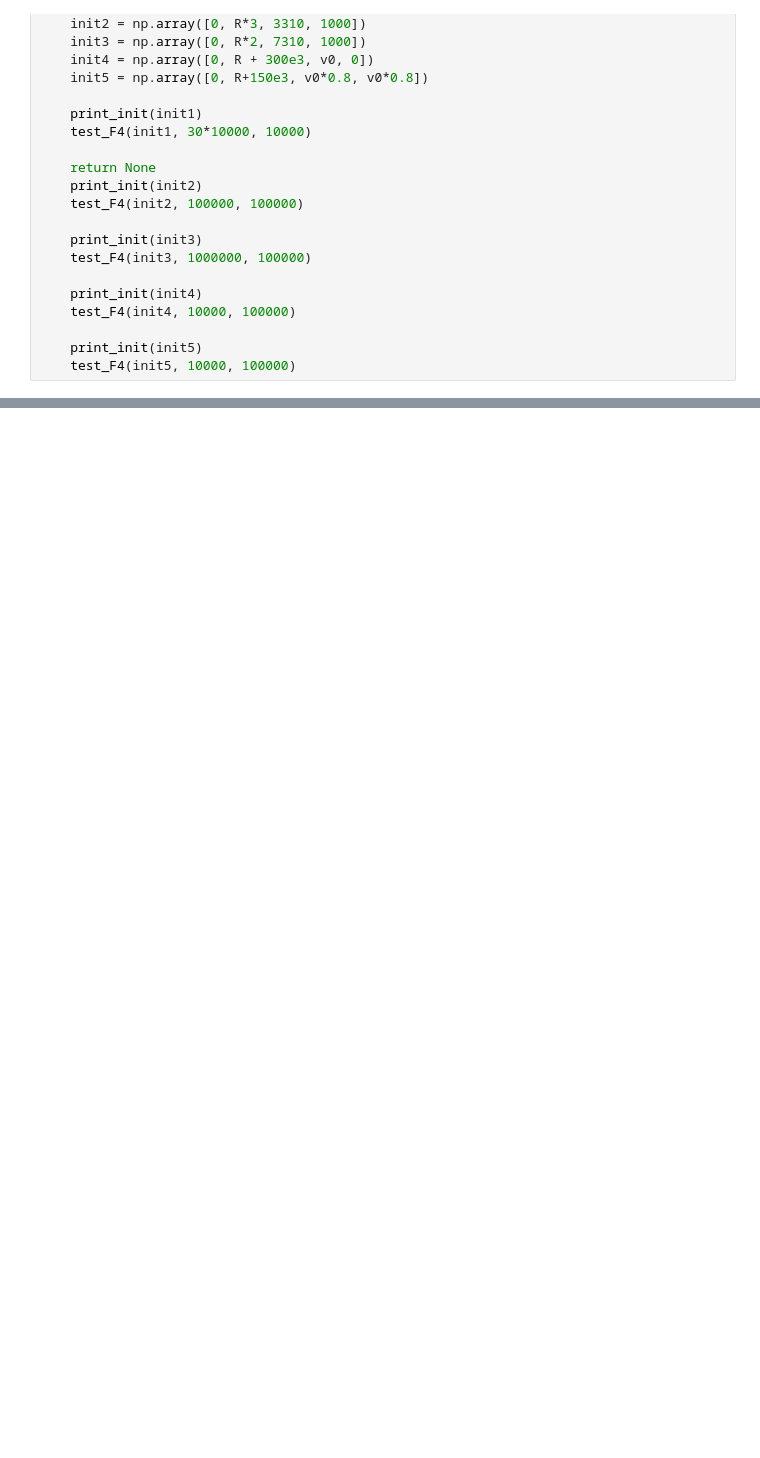
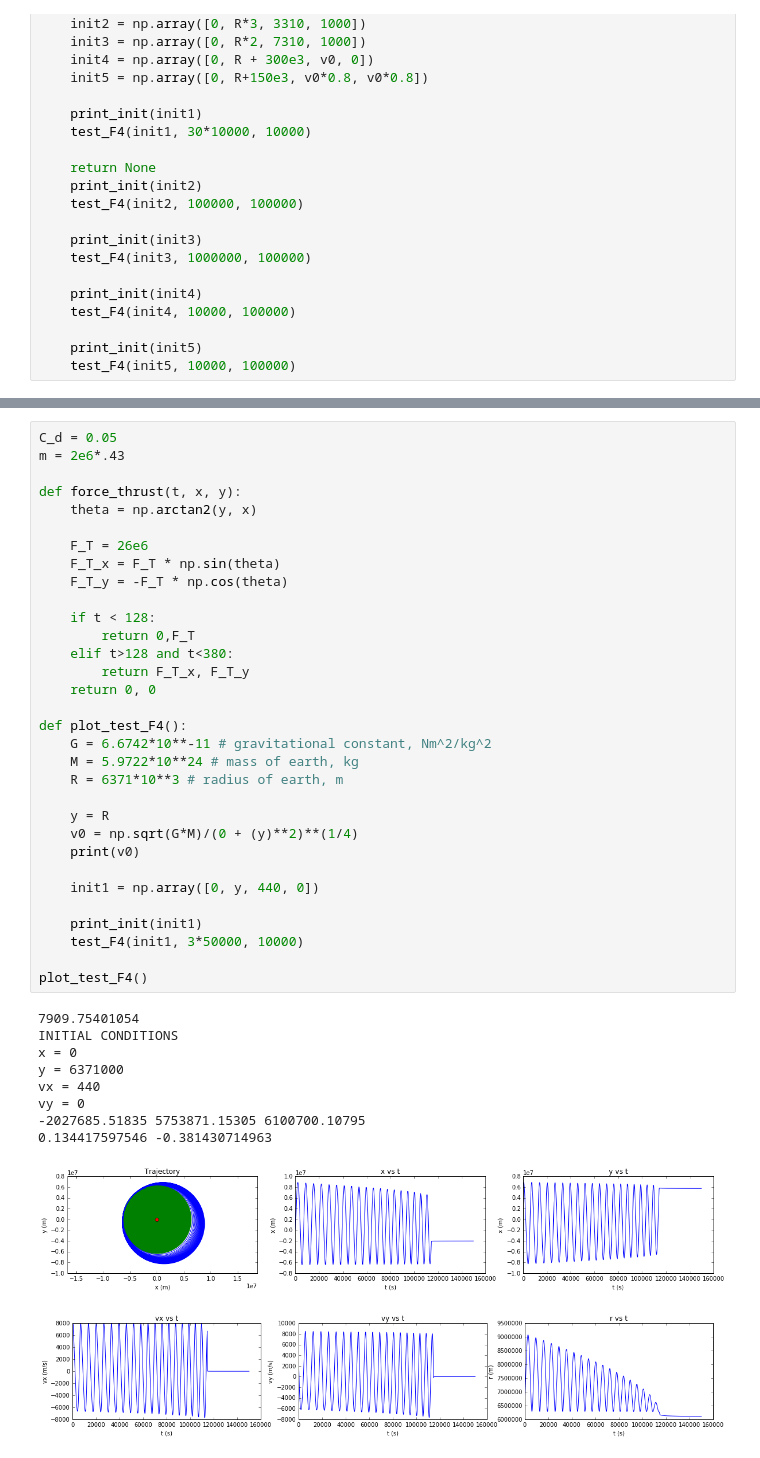
Before and after one commit to pitt1321/Nicholas-Sean-Rocket-Launch, a Jupyter notebook: Messing around with thrust.ipynb, the cells around one changed output, grey strips where cells are left out. Drawn from its saved outputs; the diff is of its cells as text; blank space fills up the shorter version.

```diff
--- a/Messing around with thrust.ipynb
+++ b/Messing around with thrust.ipynb
@@ -245,0 +330,43 @@ vy = 0.0
+# %%
+C_d = 0.05
+m = 2e6*.43
+
+def force_thrust(t, x, y):
+    theta = np.arctan2(y, x)
+
+    F_T = 26e6
+    F_T_x = F_T * np.sin(theta)
+    F_T_y = -F_T * np.cos(theta)
+
+    if t < 128:
+        return 0,F_T
+    elif t>128 and t<380:
+        return F_T_x, F_T_y
+    return 0, 0
+
+def plot_test_F4():
+    G = 6.6742*10**-11 # gravitational constant, Nm^2/kg^2
+    M = 5.9722*10**24 # mass of earth, kg
+    R = 6371*10**3 # radius of earth, m
+
+    y = R
+    v0 = np.sqrt(G*M)/(0 + (y)**2)**(1/4)
+    print(v0)
+
+    init1 = np.array([0, y, 440, 0])
+
+    print_init(init1)
+    test_F4(init1, 3*50000, 10000)
+
+plot_test_F4()
+# %% [output]
+7909.75401054
+INITIAL CONDITIONS
+x = 0
+y = 6371000
+vx = 440
+vy = 0
+-2027685.51835 5753871.15305 6100700.10795
+0.134417597546 -0.381430714963
+[figure, added]
+[figure, added]
```
Also changed, not shown: parts of 8 cells of this notebook, 2 other files.
